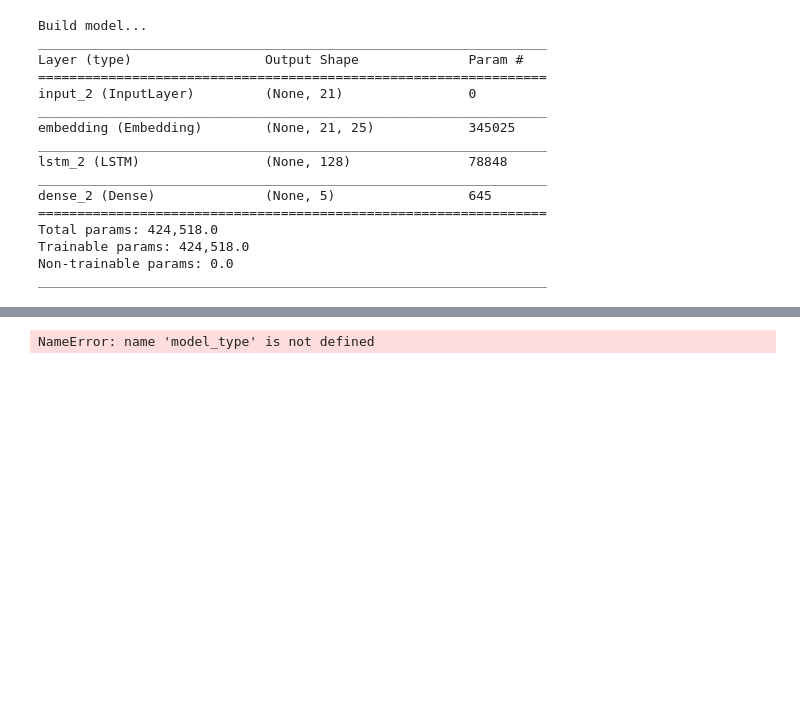
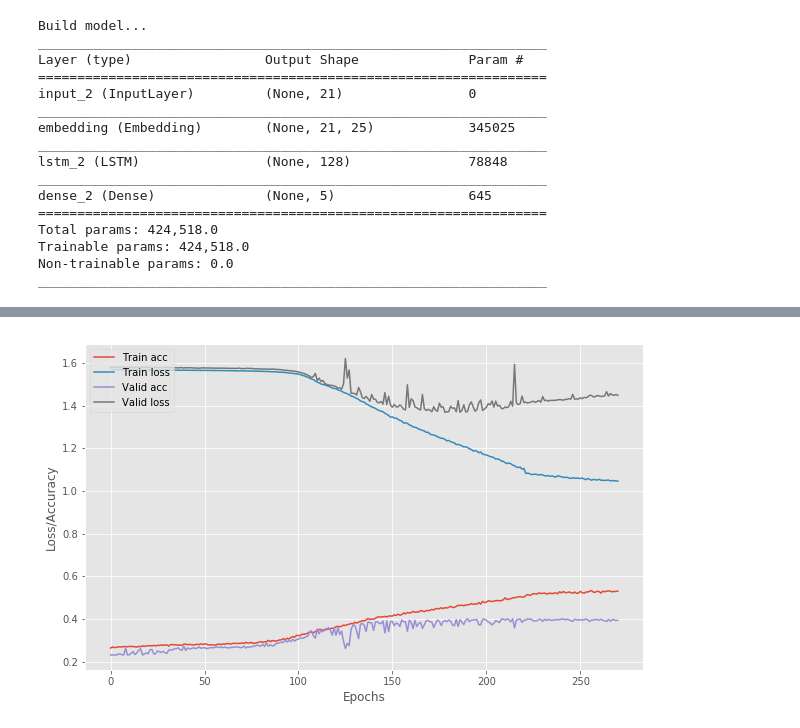
Before and after one commit to svjan5/CNN-for-text-classification, a Jupyter notebook: LSTM/LSTM_Main.ipynb, the cells around one changed output, grey strips where cells are left out. Saved outputs shown, nothing was run; the diff lists cells and outputs as text; code cells hidden in the pictures; blank space fills up the shorter version.

```diff
--- a/LSTM/LSTM_Main.ipynb
+++ b/LSTM/LSTM_Main.ipynb
@@ -257,28 +250,36 @@ files = [
+# %%
+files = [
+'newtrain_continued_lstm_2017-04-09_17:12:42_history',
+    'newtrain_continued_lstm_2017-04-09_16:52:12_history',
+'newtrain_lstm_2017-04-09_16:34:53_history'
+]
+files.reverse()
 # %%
 train_acc, train_loss, val_acc, val_loss = [],[],[],[]
 
 for file in files:
-    hist = out[0][0]
-    train_acc += hist.history['acc']
-    train_loss += hist.history['loss']
-    val_acc += hist.history['val_acc']
-    val_loss += hist.history['val_loss']
+    with open(file, 'rb') as input:
+        out = pickle.load(input)
+    hist = out[0]
+    train_acc += hist['acc']
+    train_loss += hist['loss']
+    val_acc += hist['val_acc']
+    val_loss += hist['val_loss']
 # %%
 import matplotlib.pyplot as plt
 plt.style.use('ggplot')
 plt.rcParams["figure.figsize"] = (10,6)
 plt.plot(train_acc)
 plt.plot(train_loss)
 plt.plot(val_acc)
-# plt.plot(val_loss)
+plt.plot(val_loss)
 plt.legend(['Train acc','Train loss','Valid acc', 'Valid loss'], loc=2)
 plt.xlabel('Epochs')
 plt.ylabel('Loss/Accuracy')
-plt.title('Using '+ model_type)
 date = str(datetime.date.today() )
 time = str(datetime.datetime.now().time())[:-7]
-imgName = 'Images/' + model_type + '_' + date + '_' + time + '.jpg'
-plt.savefig( imgName, dpi= 200, bbox_inches='tight', transparent=False)
+# imgName = 'Images/' + model_type + '_' + date + '_' + time + '.jpg'
+# plt.savefig( imgName, dpi= 200, bbox_inches='tight', transparent=False)
 plt.show()
 # %% [output]
-NameError: name 'model_type' is not defined
+[figure, added]
```
Also changed, not shown: parts of 10 cells of this notebook.
